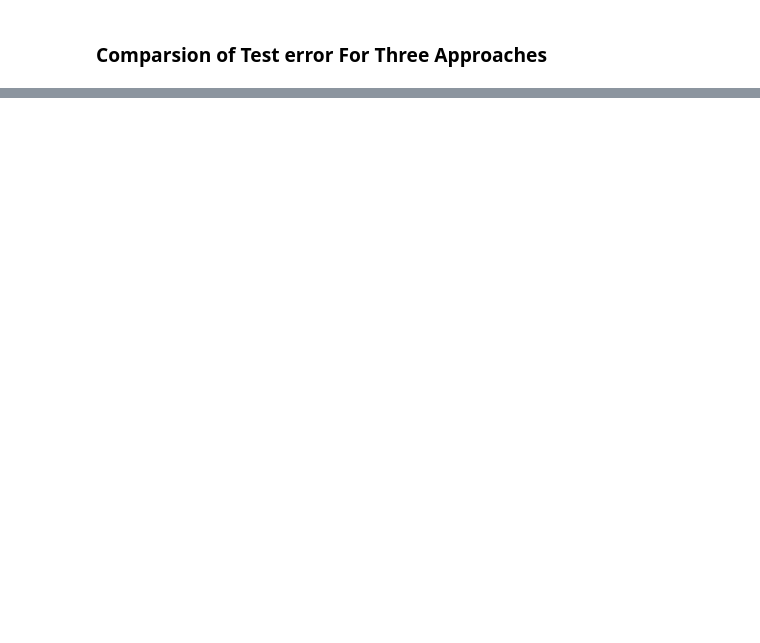
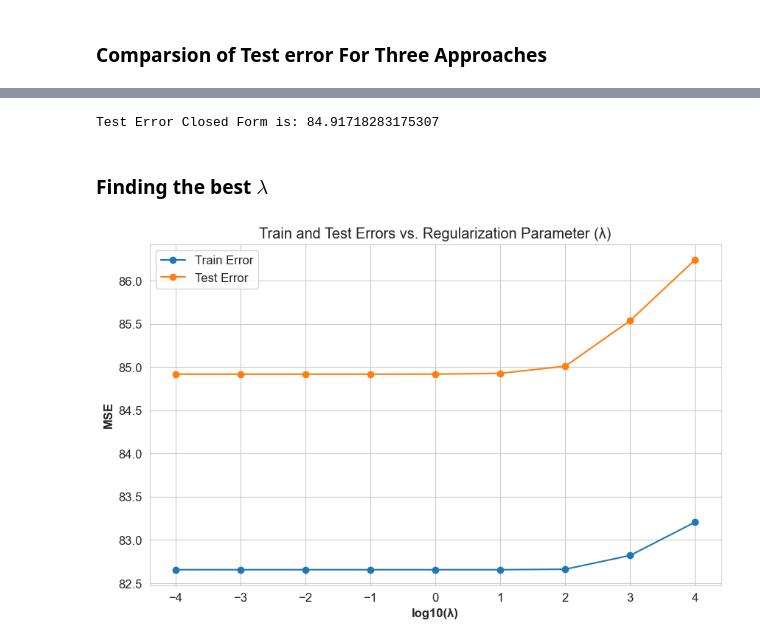
Before and after one commit to AmirAAZ818/ML-Assignments-2024, a Jupyter notebook: Linear Regression/Implementation/Linear_Regression.ipynb, the cells around one changed output, grey strips where cells are left out. Cells and saved outputs as stored; diff of their text form; code cells hidden in the pictures; blank space fills up the shorter version.

```diff
--- a/Linear Regression/Implementation/Linear_Regression.ipynb
+++ b/Linear Regression/Implementation/Linear_Regression.ipynb
@@ -862,0 +752,10 @@ Skewness: -0.290
+# %%
+lambda_ = 1e-2
+I = np.eye(X_train.shape[1])
+
+inv_XTX = inv((X_train.T @ X_train) + lambda_ * I)
+W_c_ridge = inv_XTX @ X_train.T @ y_train
+
+print("____W in Closed Form____\n", W_c_ridge)
+
+print("Shape of W : ", W_c_ridge.shape)
@@ -862,0 +775,43 @@ Skewness: -0.290
+# %%
+closed_ridge_val_loss = MSE(X_test @ W_c_ridge, y_test)
+print(f'Test Error Closed Form is: {closed_ridge_val_loss}')
+# %% [output]
+Test Error Closed Form is: 84.91718283175307
+# %% [markdown]
+### Finding the best $\lambda$
+# %%
+lambda_vals = np.logspace(-4, 4, num=9)
+
+
+ridge_train_loss = []
+ridge_test_loss = []
+
+for lambda_ in lambda_vals:
+    I = np.eye(X_train.shape[1])
+    inv_XTX = inv((X_train.T @ X_train) + lambda_ * I)
+    W_c_ridge = inv_XTX @ X_train.T @ y_train
+
+    train_e = MSE(X_train @ W_c_ridge, y_train)
+    test_e = MSE(X_test @ W_c_ridge, y_test)
+
+    ridge_train_loss.append(train_e)
+    ridge_test_loss.append(test_e)
+
+
+
+best_lambda = lambda_vals[np.argmin(ridge_test_loss)]
+
+I = np.eye(X_train.shape[1])
+inv_XTX = inv((X_train.T @ X_train) + best_lambda * I)
+W_c_ridge = inv_XTX @ X_train.T @ y_train
+# %%
+plt.figure(figsize=(10, 6))
+plt.plot(np.log10(lambda_vals), ridge_train_loss, label="Train Error", marker="o")
+plt.plot(np.log10(lambda_vals), ridge_test_loss, label="Test Error", marker="o")
+plt.xlabel("log10(λ)")
+plt.ylabel("MSE")
+plt.title("Train and Test Errors vs. Regularization Parameter (λ)")
+plt.legend()
+plt.show()
+# %% [output]
+[figure, added]
```
Also changed, not shown: parts of 11 cells of this notebook, 2 other files.
